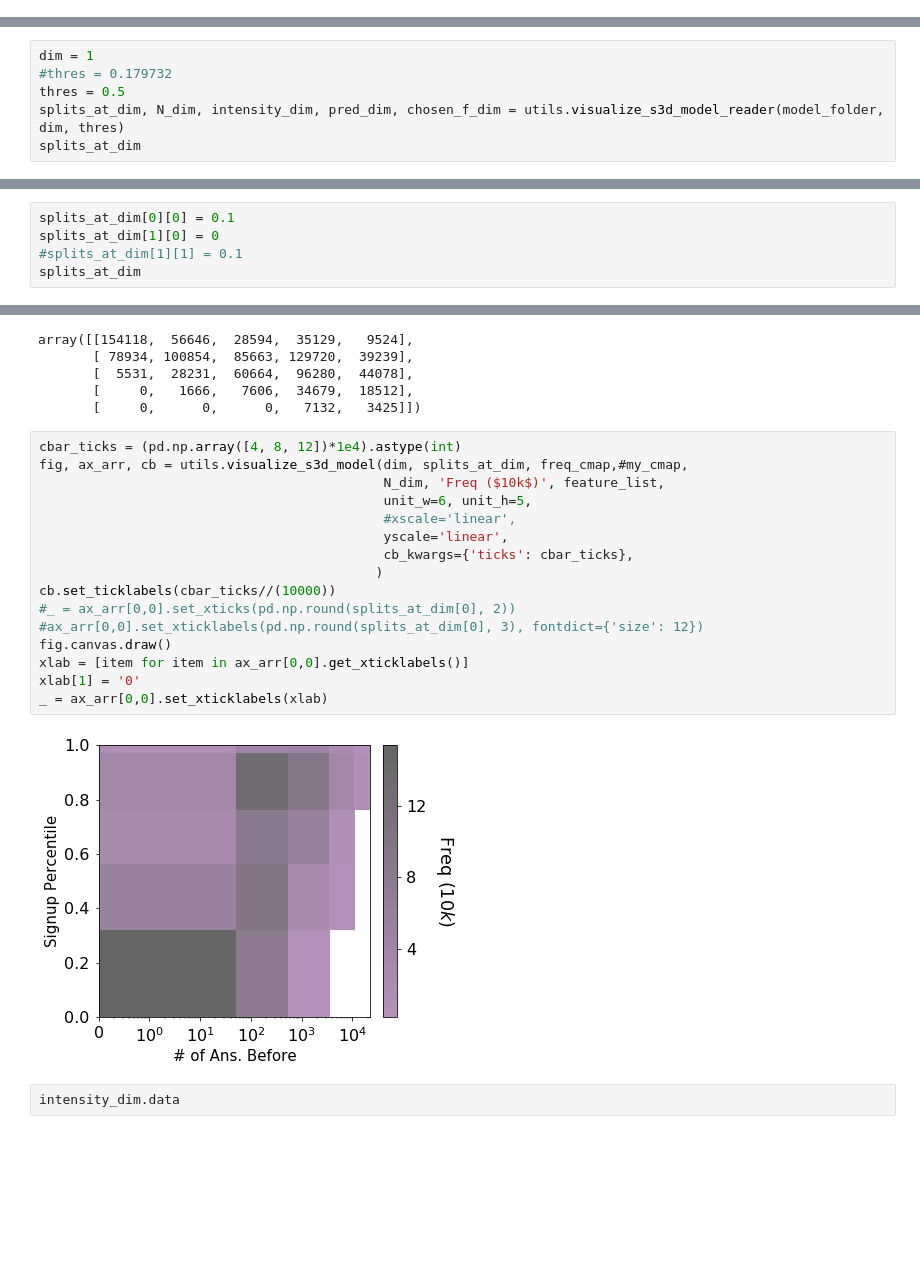
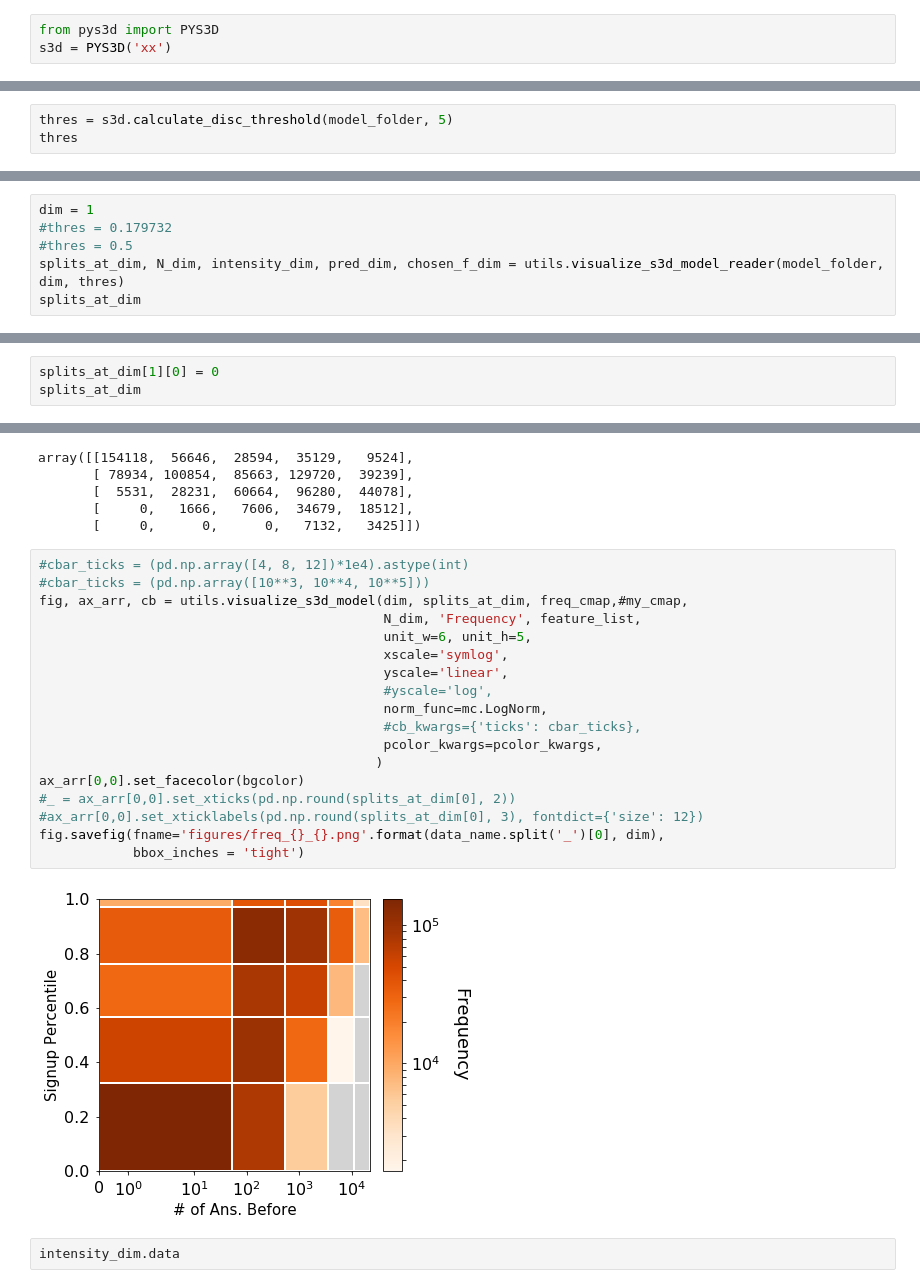
Before and after one commit to peterfennell/S3D, a Jupyter notebook: replicate/3-visualize-models.ipynb, the cells around one changed output, grey strips where cells are left out. Saved outputs shown, nothing was run; the diff lists cells and outputs as text; blank space fills up the shorter version.

```diff
--- a/replicate/3-visualize-models.ipynb
+++ b/replicate/3-visualize-models.ipynb
@@ -38,0 +52,3 @@ my_cmap = mc.LinearSegmentedColormap.from_list('my_cmap', ['#2E4C90', 'lightgray
+# %%
+from pys3d import PYS3D
+s3d = PYS3D('xx')
@@ -80,2 +108,5 @@ _ = ax.set_ylim([ymin*1.03, ymax*1.03])
 # %% [markdown]
 ##### distribution
+# %%
+thres = s3d.calculate_disc_threshold(model_folder, 5)
+thres
@@ -84,7 +121,7 @@ _ = ax.set_ylim([ymin*1.03, ymax*1.03])
 # %%
 dim = 1
 #thres = 0.179732
-thres = 0.5
+#thres = 0.5
 splits_at_dim, N_dim, intensity_dim, pred_dim, chosen_f_dim = utils.visualize_s3d_model_reader(model_folder, dim, thres)
 splits_at_dim
 # %% [output]
@@ -163,8 +212,6 @@ splits_at_dim
 [[0.0, 53.0, 546.0, 3587.0, 11033.0, 22330.0],
  [-7.49574e-08, 0.323457, 0.564794, 0.762954, 0.972459, 1.0]]
 # %%
-splits_at_dim[0][0] = 0.1
 splits_at_dim[1][0] = 0
-#splits_at_dim[1][1] = 0.1
 splits_at_dim
 # %% [output]
@@ -179,23 +226,25 @@ array([[154118,  56646,  28594,  35129,   9524],
        [     0,   1666,   7606,  34679,  18512],
        [     0,      0,      0,   7132,   3425]])
 # %%
-cbar_ticks = (pd.np.array([4, 8, 12])*1e4).astype(int)
+#cbar_ticks = (pd.np.array([4, 8, 12])*1e4).astype(int)
+#cbar_ticks = (pd.np.array([10**3, 10**4, 10**5]))
 fig, ax_arr, cb = utils.visualize_s3d_model(dim, splits_at_dim, freq_cmap,#my_cmap,
-                                            N_dim, 'Freq ($10k$)', feature_list,
+                                            N_dim, 'Frequency', feature_list,
                                             unit_w=6, unit_h=5,
-                                            #xscale='linear',
+                                            xscale='symlog',
                                             yscale='linear',
-                                            cb_kwargs={'ticks': cbar_ticks},
+                                            #yscale='log',
+                                            norm_func=mc.LogNorm,
+                                            #cb_kwargs={'ticks': cbar_ticks},
+                                            pcolor_kwargs=pcolor_kwargs,
                                            )
-cb.set_ticklabels(cbar_ticks//(10000))
+ax_arr[0,0].set_facecolor(bgcolor)
 #_ = ax_arr[0,0].set_xticks(pd.np.round(splits_at_dim[0], 2))
 #ax_arr[0,0].set_xticklabels(pd.np.round(splits_at_dim[0], 3), fontdict={'size': 12})
-fig.canvas.draw()
-xlab = [item for item in ax_arr[0,0].get_xticklabels()]
-xlab[1] = '0'
-_ = ax_arr[0,0].set_xticklabels(xlab)
+fig.savefig(fname='figures/freq_{}_{}.png'.format(data_name.split('_')[0], dim),
+            bbox_inches = 'tight')
 # %% [output]
-[figure, old version]
+[figure, new version]
 # %%
 intensity_dim.data
 # %% [output]
```
Also changed, not shown: parts of 62 cells of this notebook, 25 other files.
